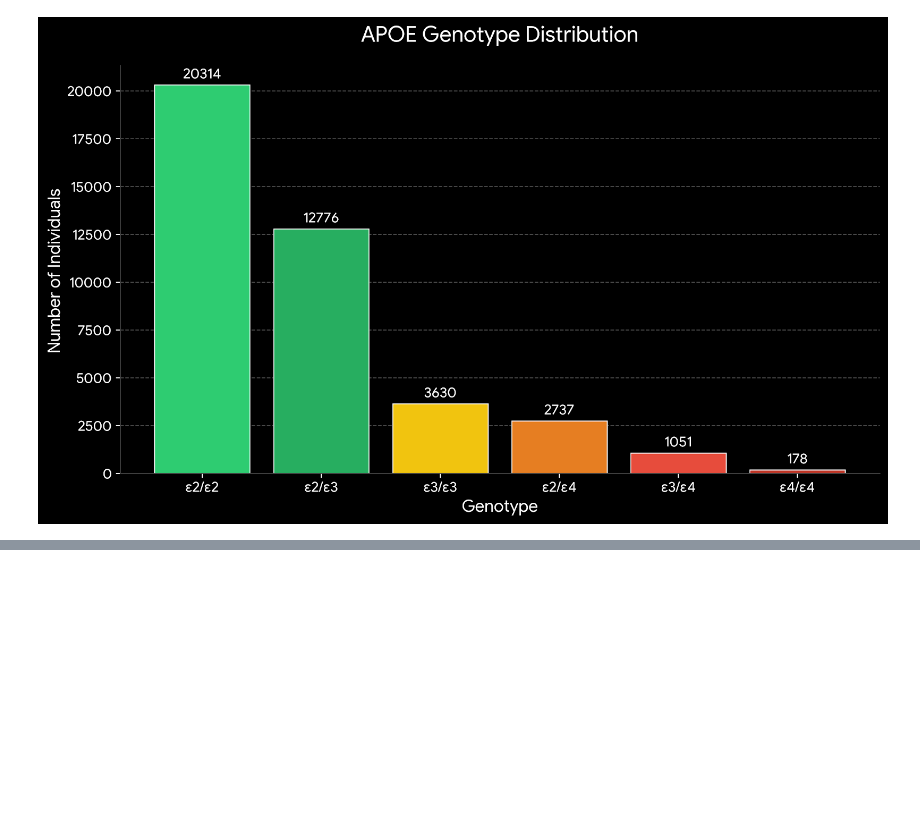
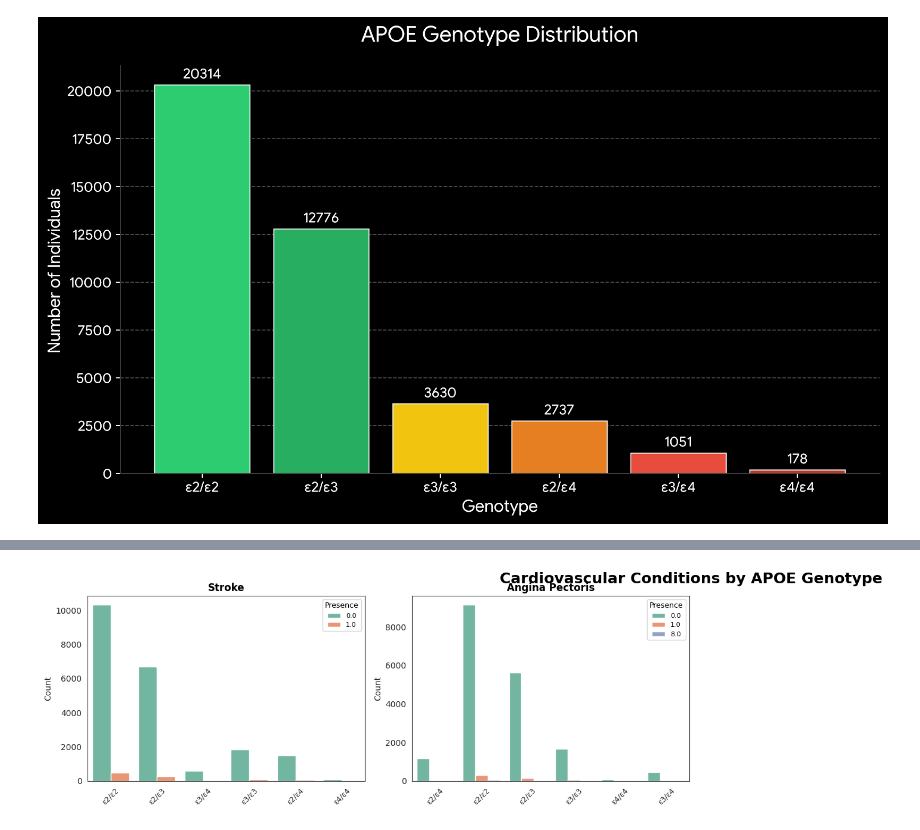
Before and after one commit to usama488/Research-work-12, a Jupyter notebook: Research work.ipynb, the cells around one changed output, grey strips where cells are left out. Drawn from its saved outputs; the diff is of its cells as text; code cells hidden in the pictures; blank space fills up the shorter version.

```diff
--- a/Research work.ipynb
+++ b/Research work.ipynb
@@ -433,0 +462,88 @@ Image(filename=image_path)
+# %%
+import matplotlib.pyplot as plt
+import seaborn as sns
+import pandas as pd
+
+# ==========================
+# Combined Multi-Panel Plot: Cardiovascular Conditions vs APOE Genotype
+# ==========================
+
+# --- Replace neurological with cardiovascular ---
+# Example: if you already have a list of cardiovascular-related columns
+# (e.g., hypertension, stroke, myocardial_infarction, etc.)
+cardiovascular_cols = [
+    "HYPERTENSION", "STROKE", "MYOCARDIAL_INFARCTION", "HEART_FAILURE", "ANGINA"
+]
+# You can also auto-detect them if needed, e.g.:
+# cardiovascular_cols = [col for col in filtered_df.columns if "CARDIO" in col.upper()]
+
+# Ensure only valid columns (exist + at least 1 non-NaN)
+valid_conditions = [
+    col for col in cardiovascular_cols
+    if col in filtered_df.columns and filtered_df[col].notna().sum() > 0
+]
+
+n_conditions = len(valid_conditions)
+if n_conditions == 0:
+    raise ValueError("No cardiovascular columns found with data.")
+
+# Layout configuration
+n_cols = 4  # Number of plots per row
+n_rows = (n_conditions + n_cols - 1) // n_cols  # Auto-calculate rows
+
+fig, axes = plt.subplots(n_rows, n_cols, figsize=(22, 4 * n_rows))
+axes = axes.flatten()
+
+# Use a visually distinct color palette
+custom_palette = sns.color_palette("Set2")  # Softer and clear for publications
+
+# Optional mapping for nicer subplot titles
+condition_names = {
+    "HYPERTENSION": "Hypertension",
+    "STROKE": "Stroke",
+    "MYOCARDIAL_INFARCTION": "Myocardial Infarction",
+    "HEART_FAILURE": "Heart Failure",
+    "ANGINA": "Angina Pectoris"
+}
+
+plot_index = 0
+for col in valid_conditions:
+    ax = axes[plot_index]
+    temp_df = filtered_df.dropna(subset=[col])
+    if temp_df.empty:
+        continue
+
+    sns.countplot(
+        data=temp_df,
+        x="APOE_Label",       # changed to your actual APOE column name
+        hue=col,
+        palette=custom_palette,
+        ax=ax
+    )
+
+    ax.set_title(condition_names.get(col, col.replace("_", " ").title()),
+                 fontsize=12, fontweight="bold")
+    ax.set_xlabel("")
+    ax.set_ylabel("Count", fontsize=10)
+    ax.tick_params(axis='x', rotation=45, labelsize=9)
+    ax.legend(title="Presence", loc="upper right", fontsize=8, title_fontsize=9)
+
+    plot_index += 1
+
+# Remove unused axes
+for j in range(plot_index, len(axes)):
+    fig.delaxes(axes[j])
+
+plt.suptitle("Cardiovascular Conditions by APOE Genotype",
+             fontsize=18, fontweight="bold", y=1.02)
+plt.tight_layout()
+plt.subplots_adjust(top=0.92)
+
+# ====== 🔽 Save High-Resolution Figure ======
+output_path = "/content/Cardiovascular_Conditions_by_APOE.png"
+plt.savefig(output_path, dpi=800, bbox_inches="tight")
+plt.show()
+
+print(f"✅ High-resolution figure saved at: {output_path} ({plot_index} subplots included)")
+# %% [output]
+[figure, added]
```
Also changed, not shown: parts of 5 cells of this notebook.
